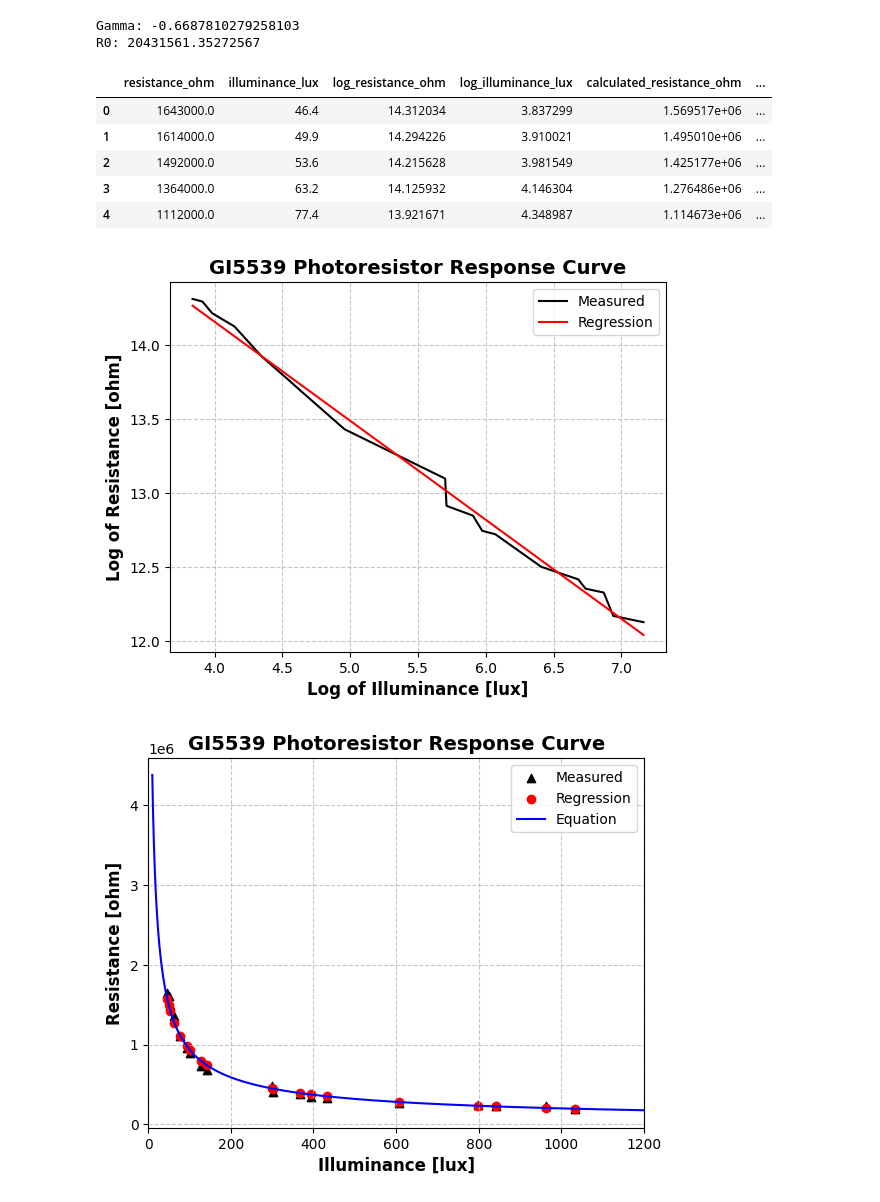
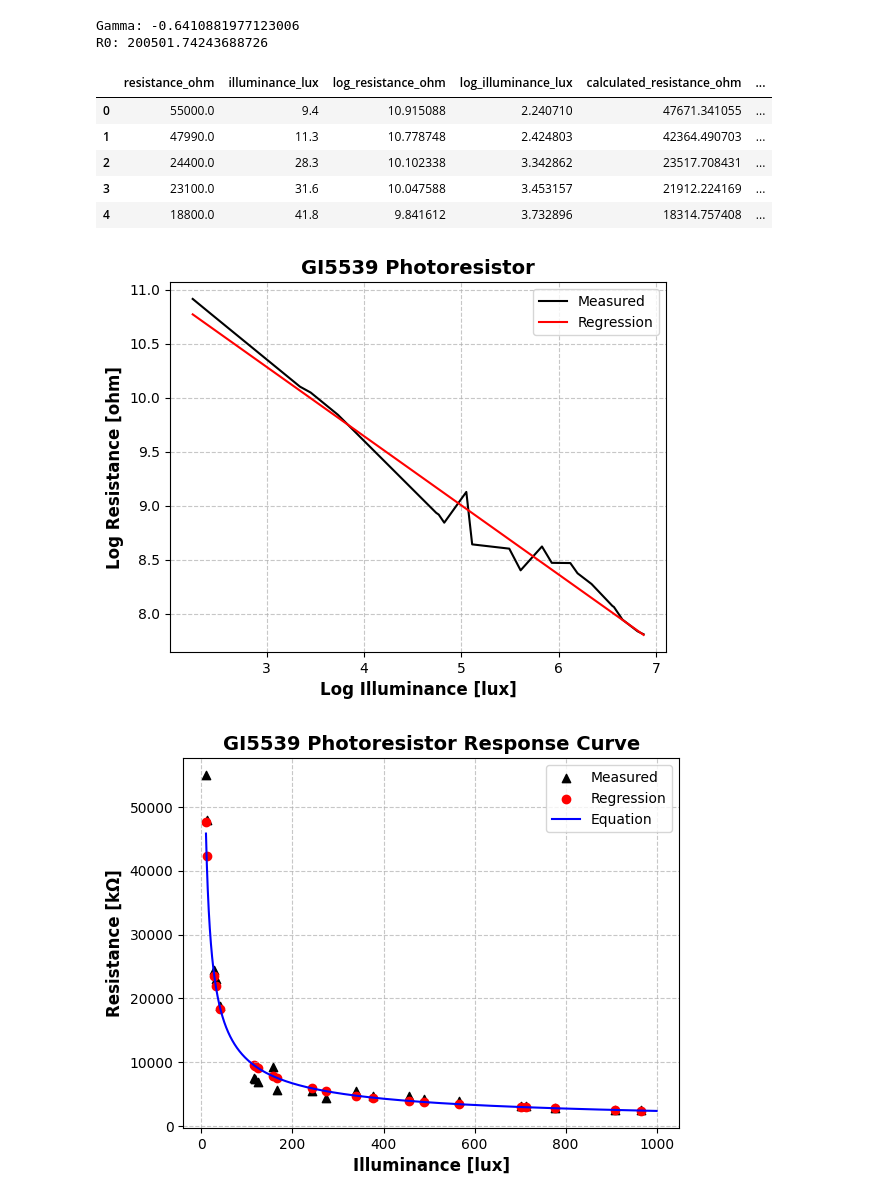
Before and after one commit to JMTamayo/aurora, a Jupyter notebook: dev/ldr/GI5539_photoresistor_curve.ipynb, the cells around one changed output. Drawn from its saved outputs; the diff is of its cells as text; code cells hidden in the pictures.

Commit message:
dev: Improved the notebook for designing the voltage divider, including new graphics and refactoring the code

```diff
--- a/dev/ldr/GI5539_photoresistor_curve.ipynb
+++ b/dev/ldr/GI5539_photoresistor_curve.ipynb
@@ -1,7 +1,7 @@
 # %%
 # Define the path to the sample data file:
 
-SAMPLE_DATA_FILE_PATH: str = "20250802_GI5539.csv"
+SAMPLE_DATA_FILE_PATH: str = "20250803_GI5539.csv"
 # %%
 # Import modules:
 
@@ -16,6 +16,7 @@ sample_data_df: pd.DataFrame = pd.read_csv(
     sep=",",
     dtype={"illuminance_lux": float, "resistance_ohm": float},
 )
+sample_data_df.sort_values(by="illuminance_lux", inplace=True)
 
 sample_data_df.describe()
 # %% [output]
@@ -69,15 +68,15 @@ r0 = np.exp(log_r0)
 print(f"Gamma: {gamma}")
 print(f"R0: {r0}")
 # %% [output]
-Gamma: -0.6687810279258103
-R0: 20431561.35272567
+Gamma: -0.6410881977123006
+R0: 200501.74243688726
 # %%
 # Define the photoresistor function:
 
 
-def resistance(lux: float) -> float:
+def teorical_resistance(lux: float) -> float:
     """
-    Calculate the resistance of a photoresistor.
+    Calculate the resistance of a photoresistor from teorical curve.
 
     Args:
         lux: The illuminance in lux.
@@ -91,7 +90,7 @@ def resistance(lux: float) -> float:
 # Compute the calculated resistance:
 
 sample_data_df["calculated_resistance_ohm"] = sample_data_df["illuminance_lux"].apply(
-    lambda x: resistance(x)
+    lambda x: teorical_resistance(x)
 )
 sample_data_df["log_calculated_resistance_ohm"] = np.log(
     sample_data_df["calculated_resistance_ohm"]
@@ -99,11 +98,11 @@ sample_data_df["log_calculated_resistance_ohm"] = np.log(
 sample_data_df.head()
 # %% [output]
 |  | resistance_ohm | illuminance_lux | log_resistance_ohm | log_illuminance_lux | calculated_resistance_ohm | ... |
-| 0 | 1643000.0 | 46.4 | 14.312034 | 3.837299 | 1.569517e+06 | ... |
-| 1 | 1614000.0 | 49.9 | 14.294226 | 3.910021 | 1.495010e+06 | ... |
-| 2 | 1492000.0 | 53.6 | 14.215628 | 3.981549 | 1.425177e+06 | ... |
-| 3 | 1364000.0 | 63.2 | 14.125932 | 4.146304 | 1.276486e+06 | ... |
-| 4 | 1112000.0 | 77.4 | 13.921671 | 4.348987 | 1.114673e+06 | ... |
+| 0 | 55000.0 | 9.4 | 10.915088 | 2.240710 | 47671.341055 | ... |
+| 1 | 47990.0 | 11.3 | 10.778748 | 2.424803 | 42364.490703 | ... |
+| 2 | 24400.0 | 28.3 | 10.102338 | 3.342862 | 23517.708431 | ... |
+| 3 | 23100.0 | 31.6 | 10.047588 | 3.453157 | 21912.224169 | ... |
+| 4 | 18800.0 | 41.8 | 9.841612 | 3.732896 | 18314.757408 | ... |
 # %%
 # Compare the calculated resistance with the measured resistance: Logarithmic values
 
@@ -120,45 +119,40 @@ plt.plot(
     label="Regression",
 )
 plt.grid(True, linestyle="--", alpha=0.7)
-plt.xlabel("Log of Illuminance [lux]", fontsize=12, color="black", fontweight="bold")
-plt.ylabel("Log of Resistance [ohm]", fontsize=12, color="black", fontweight="bold")
-plt.title(
-    "GI5539 Photoresistor Response Curve", fontsize=14, color="black", fontweight="bold"
-)
+plt.xlabel("Log Illuminance [lux]", fontsize=12, color="black", fontweight="bold")
+plt.ylabel("Log Resistance [ohm]", fontsize=12, color="black", fontweight="bold")
+plt.title("GI5539 Photoresistor", fontsize=14, color="black", fontweight="bold")
 plt.legend()
 plt.show()
 # %% [output]
-[figure, old version]
+[figure, new version]
 # %%
-# Compare the calculated resistance with the measured resistance: Normal data in low range
+# Compare the calculated resistance with the measured resistance
 
-max_illuminance_lux = 1200
-
-illuminance_lux = np.arange(10, max_illuminance_lux, 0.1)
-resistance_ohm = [resistance(x) for x in illuminance_lux]
+illuminance_lux = np.arange(10, 1000, 0.1)
+resistance_ohm = [teorical_resistance(x) for x in illuminance_lux]
 
 plt.scatter(
     sample_data_df["illuminance_lux"],
     sample_data_df["resistance_ohm"],
     color="black",
     label="Measured",
     marker="^",  # Triangle marker
 )
 plt.scatter(
     sample_data_df["illuminance_lux"],
     sample_data_df["calculated_resistance_ohm"],
     color="red",
     label="Regression",
 )
 plt.plot(illuminance_lux, resistance_ohm, color="blue", label="Equation")
-plt.xlim(0, max_illuminance_lux)
 plt.grid(True, linestyle="--", alpha=0.7)
 plt.xlabel("Illuminance [lux]", fontsize=12, color="black", fontweight="bold")
-plt.ylabel("Resistance [ohm]", fontsize=12, color="black", fontweight="bold")
+plt.ylabel("Resistance [kΩ]", fontsize=12, color="black", fontweight="bold")
 plt.title(
     "GI5539 Photoresistor Response Curve", fontsize=14, color="black", fontweight="bold"
 )
 plt.legend()
 plt.show()
 # %% [output]
-[figure, old version]
+[figure, new version]
```
Also changed, not shown: parts of 9 cells of this notebook.
